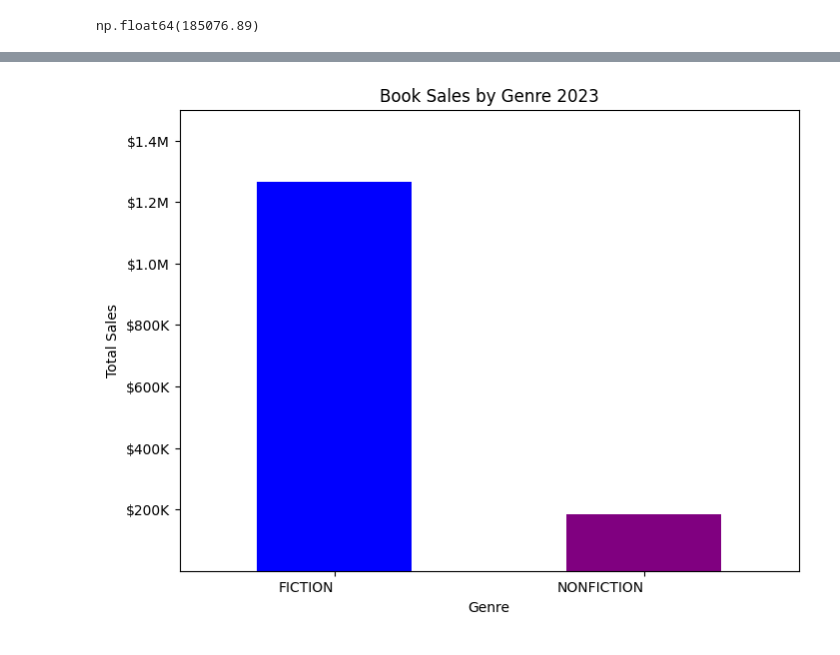
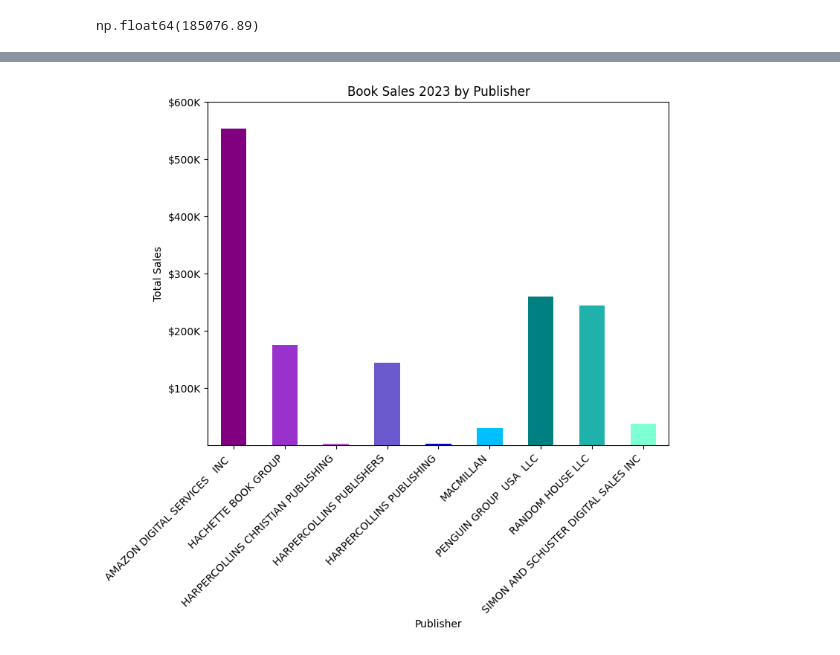
Before and after one commit to ammabe1/Publish-Me---Release-Assistant, a Jupyter notebook: Publish_Me Release_Assistant.ipynb, the cells around one changed output, grey strips where cells are left out. Saved outputs shown, nothing was run; the diff lists cells and outputs as text; code cells hidden in the pictures.

```diff
--- a/Publish_Me Release_Assistant.ipynb
+++ b/Publish_Me Release_Assistant.ipynb
@@ -584,27 +624,31 @@ plt.show()
-# %%
-#change orientation of graph and dollar ticks
-def currency(x,pos):
-    if x >=1e6:
-        s = '${:1.1f}M'.format(x*1e-6)
-    else:
-        s = '${:1.0f}K'.format(x*1e-3)
-    return s
-
-fig, ax = plt.subplots(figsize=(8,6))
-sales_grouped_by.plot(kind='bar', color=['blue','purple'])
-labels = ax.get_xticklabels()
-plt.setp(labels,
-          rotation = 0,
-          horizontalalignment='right')
-ax.set(ylim=[10,1500000],
-       ylabel='Total Sales', xlabel='Genre',
-       title='Book Sales by Genre 2023')
-ax.yaxis.set_major_formatter(currency)
-
-plt.savefig('barplot_Maser_Genre_Booksales.png')
-plt.show()
-# %% [output]
-[figure, removed]
+# %%
+#sales by publisher
+# #grouped_data = df.groupby('Category')['Value'].sum()
+sales_by_publisher_grouped_by = Full_Book_Details_modified.groupby('Publisher_')['gross_sales'].sum()
+
+# # Plot the grouped data as a bar chart
+# sales_by_publisher_grouped_by.plot(kind='bar', title='Book Sales by Publisher')
+# plt.xlabel('Publisher')
+# plt.ylabel('Sales Totals')
+# plt.show()
+
+colors = ['purple','darkorchid','mediumorchid','slateblue','mediumblue','deepskyblue','teal','lightseagreen','aquamarine','mediumspringgreen','lime','green','greenyellow','gold','darkorange','crimson','mediumvioletred']
+
+fig, ax = plt.subplots(figsize=(8,6))
+sales_by_publisher_grouped_by.plot(kind='bar', color=colors)
+labels = ax.get_xticklabels()
+plt.setp(labels,
+          rotation = 45,
+          horizontalalignment='right')
+ax.set(ylim=[10,600000],
+       ylabel='Total Sales', xlabel='Publisher',
+       title='Book Sales 2023 by Publisher')
+ax.yaxis.set_major_formatter(currency)
+
+plt.savefig('barplot_2023_Booksales_by_Publisher.png')
+plt.show()
+# %% [output]
+[figure, added]
 # %%
 # chart book sales by sub-genre
 # #grouped_data = df.groupby('Category')['Value'].sum()
```
Also changed, not shown: parts of 4 cells of this notebook.
